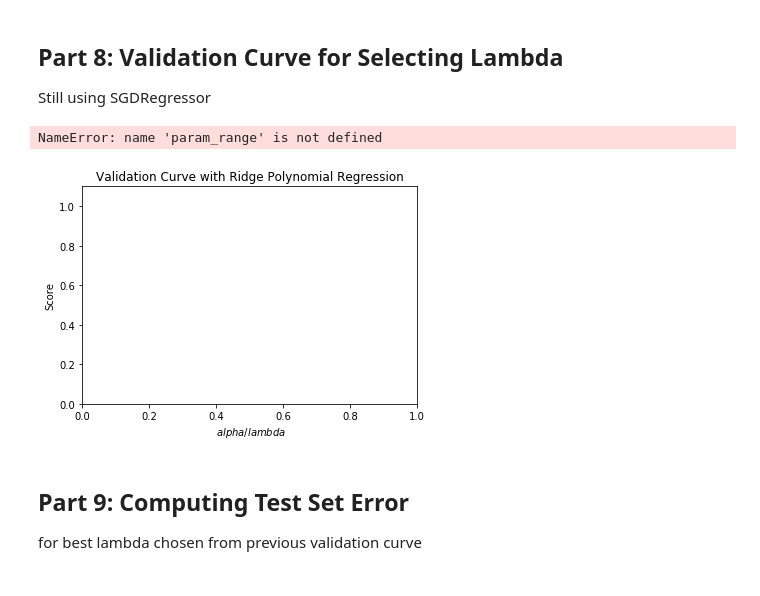
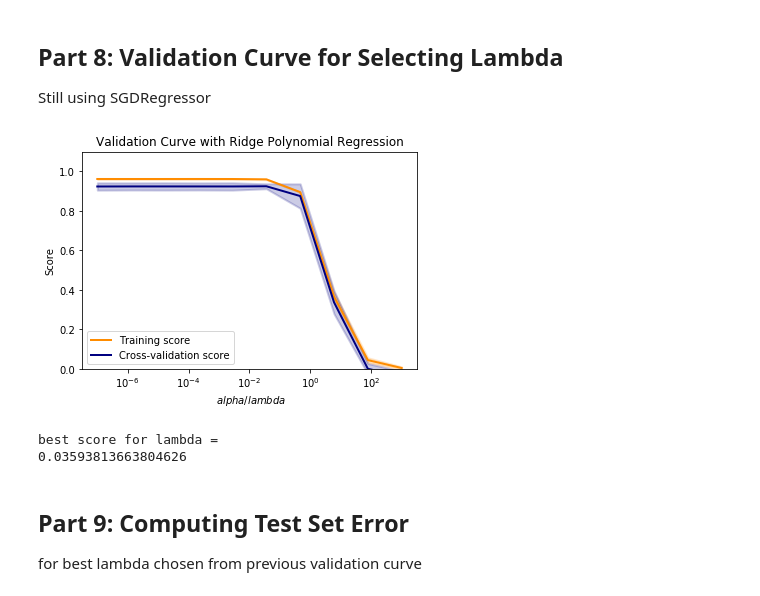
Before and after one commit to iantheparker/ml, a Jupyter notebook: machine-learning-ex5/ex5.ipynb, the cells around one changed output. Saved outputs shown, nothing was run; the diff lists cells and outputs as text; code cells hidden in the pictures.

```diff
--- a/machine-learning-ex5/ex5.ipynb
+++ b/machine-learning-ex5/ex5.ipynb
@@ -222,37 +222,38 @@ Still using SGDRegressor
 # %%
 from sklearn.model_selection import validation_curve
 alpha_range = np.logspace(-7, 3, 10)
 estimator.penalty = "l2"
 train_scores, test_scores = validation_curve(estimator, X_poly_all, np.ravel(y_all), param_name="alpha", param_range=alpha_range)
 train_scores_mean = np.mean(train_scores, axis=1)
 train_scores_std = np.std(train_scores, axis=1)
 test_scores_mean = np.mean(test_scores, axis=1)
 test_scores_std = np.std(test_scores, axis=1)
 
 plt.title("Validation Curve with Ridge Polynomial Regression")
 plt.xlabel("$\ alpha/lambda $")
 plt.ylabel("Score")
 plt.ylim(0.0, 1.1)
 lw = 2
-plt.semilogx(param_range, train_scores_mean, label="Training score",
+plt.semilogx(alpha_range, train_scores_mean, label="Training score",
              color="darkorange", lw=lw)
-plt.fill_between(param_range, train_scores_mean - train_scores_std,
+plt.fill_between(alpha_range, train_scores_mean - train_scores_std,
                  train_scores_mean + train_scores_std, alpha=0.2,
                  color="darkorange", lw=lw)
-plt.semilogx(param_range, test_scores_mean, label="Cross-validation score",
+plt.semilogx(alpha_range, test_scores_mean, label="Cross-validation score",
              color="navy", lw=lw)
-plt.fill_between(param_range, test_scores_mean - test_scores_std,
+plt.fill_between(alpha_range, test_scores_mean - test_scores_std,
                  test_scores_mean + test_scores_std, alpha=0.2,
                  color="navy", lw=lw)
 plt.legend(loc="best")
 plt.show()
 
 lamb = alpha_range[np.argmax(test_scores_mean)]
 print('best score for lambda = ')
 print(lamb)
 # %% [output]
+[figure, new version]
-NameError: name 'param_range' is not defined
+best score for lambda =
+0.03593813663804626
-[figure, old version]
 # %% [markdown]
 ## Part 9: Computing Test Set Error
 for best lambda chosen from previous validation curve
```
Also changed, not shown: parts of 1 cell of this notebook, 2 other files.
